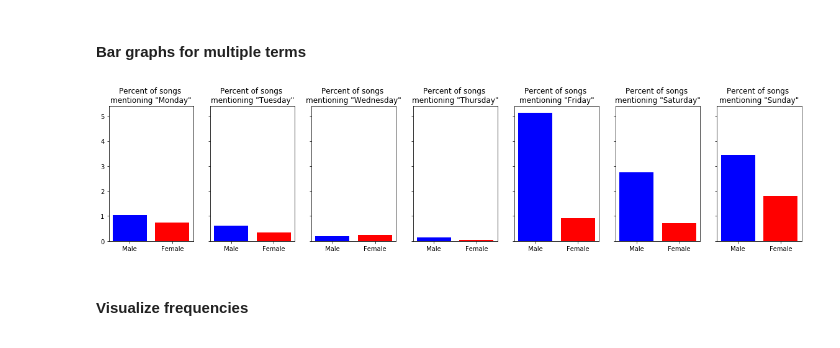
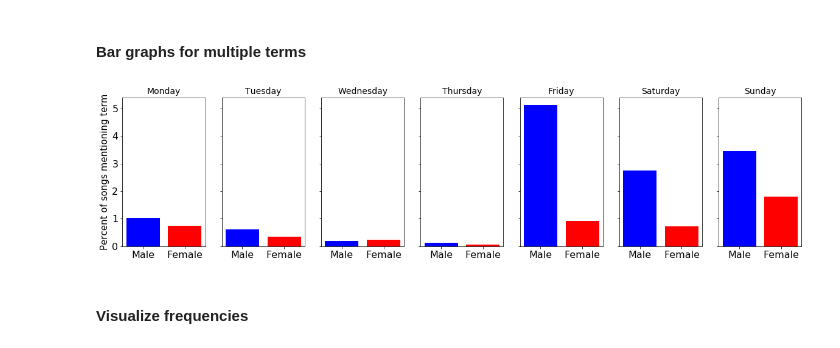
Before and after one commit to johnwmillr/trucks-and-beer, a Jupyter notebook: countryArtists.ipynb, the cells around one changed output. Drawn from its saved outputs; the diff is of its cells as text; code cells hidden in the pictures.

```diff
--- a/countryArtists.ipynb
+++ b/countryArtists.ipynb
@@ -123,25 +121,29 @@ plt.show()
 # %%
 terms = ['Monday','Tuesday','Wednesday','Thursday','Friday','Saturday','Sunday']
 # terms = ['yesterday','today','tomorrow']
 # terms = ['girl','love','beer','truck']
-fig, axs = plt.subplots(ncols=len(terms), sharey=True, figsize=(20,4))
+fig, axs = plt.subplots(ncols=len(terms), sharey=True, figsize=(20,4.5))
+fs = 16
 for term, ax in zip(terms,axs):
     # Get the frequency (mentions/total songs) of a given term for each artist
     freqs = calcTermFreqAcrossArtists(artists, term)
     freqs_male   = 100*freqs['frequency'].values[mask_male]
     freqs_female = 100*freqs['frequency'].values[mask_female]
 
     # Bar graph
     ax.bar(0,freqs_male.mean(),color='b')
     ax.bar(1,freqs_female.mean(),color='r')
-    ax.set_title("Percent of songs \nmentioning \"{}\"".format(freqs.term))
     ax.set_xticks([0,1])
-    ax.set_xticklabels(("Male","Female"))
+    ax.set_xticklabels(("Male","Female"), fontsize=fs)
+    ax.set_title('{}'.format(freqs.term), fontsize=fs-2)
+    ax.tick_params(labelsize=fs)
+    if term == terms[0]:
+        ax.set_ylabel("Percent of songs mentioning term", fontsize=fs-1)
 
-plt.savefig('./figures/BarGraph_Multi_{}_and_{}.png'.format(f1.term,f2.term),bbox_inches='tight')
+plt.savefig('./figures/BarGraph_Weekend.png',bbox_inches='tight')
 plt.show()
 # %% [output]
-[figure, old version]
+[figure, new version]
 # %% [markdown]
 #### Visualize frequencies
 # %%
```
Also changed, not shown: parts of 15 cells of this notebook.
